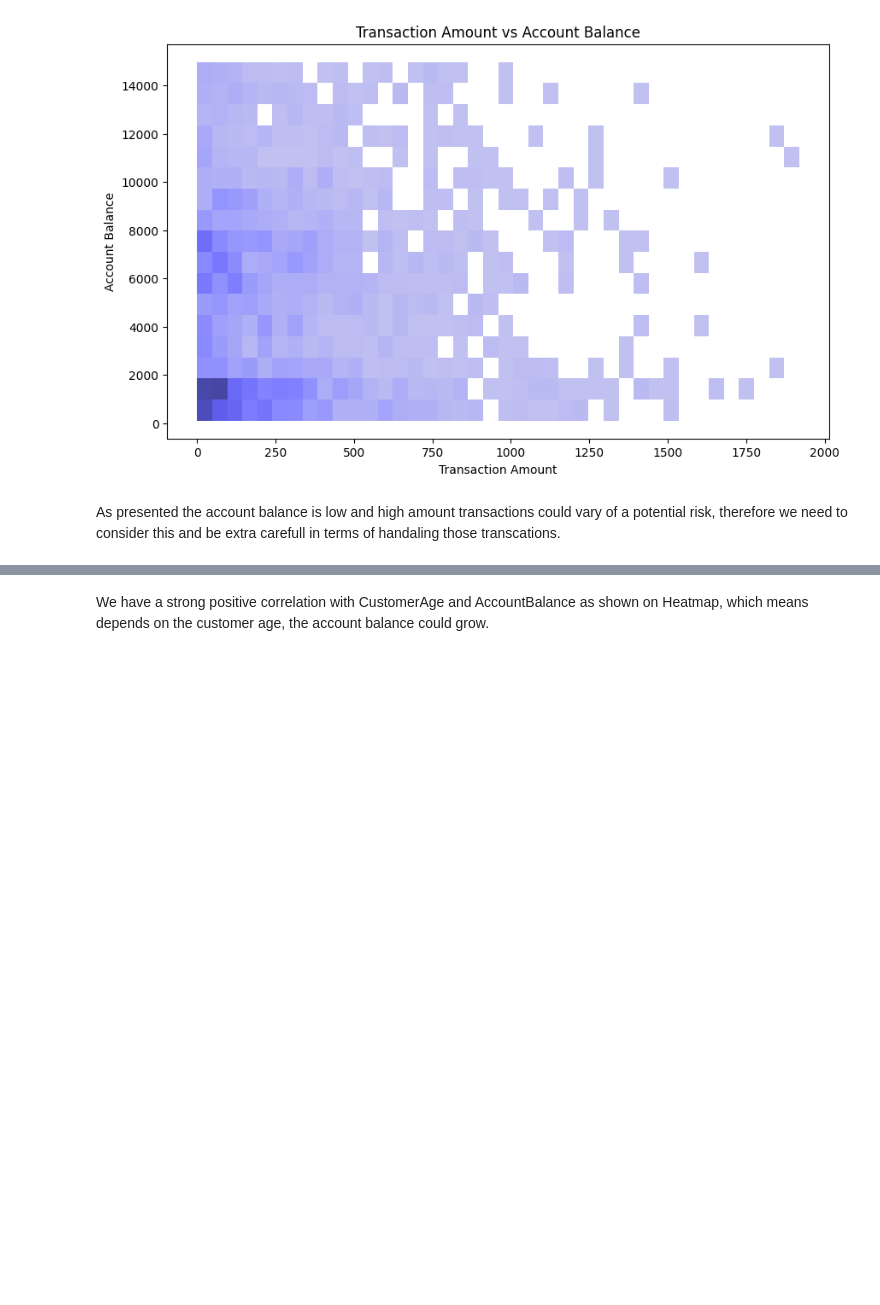
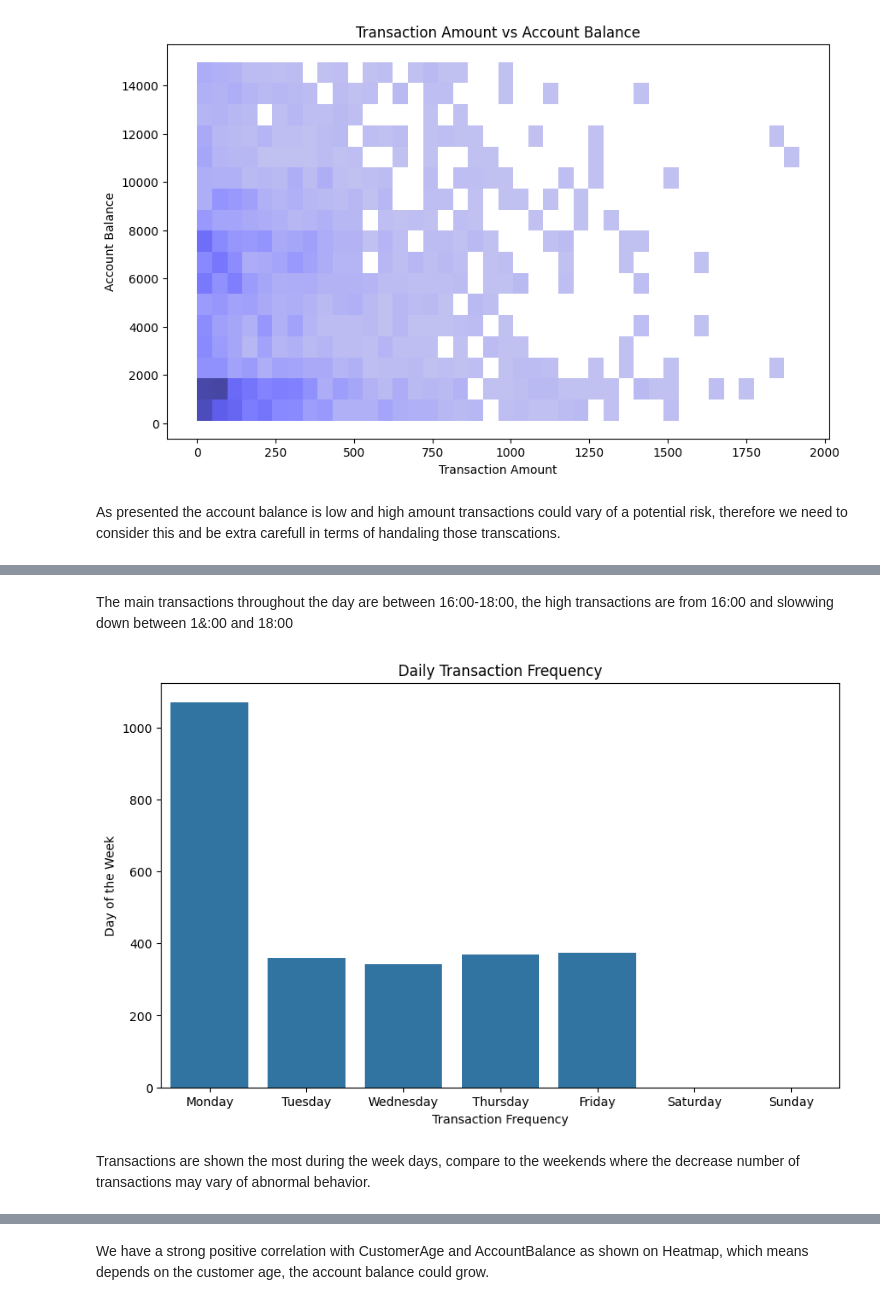
Before and after one commit to petar-Atanasov/Applied-Data-Science-and-AI-Workflow, a Jupyter notebook: CST3133_CourseWork_A.ipynb, the cells around one changed output, grey strips where cells are left out. Saved outputs shown, nothing was run; the diff lists cells and outputs as text; code cells hidden in the pictures; blank space fills up the shorter version.

```diff
--- a/CST3133_CourseWork_A.ipynb
+++ b/CST3133_CourseWork_A.ipynb
@@ -234 +260,14 @@ Identify and comment on trends, patterns, and potential biases in the data.
+# %% [markdown]
+The main transactions throughout the day are between 16:00-18:00, the high transactions are from 16:00 and slowwing down between 1&:00 and 18:00
+# %%
+plt.figure(figsize=(10,6))
+sns.countplot(data = dataset, x='TransactionDateWeek', order=['Monday','Tuesday','Wednesday', 'Thursday', 'Friday', 'Saturday', 'Sunday'])
+plt.title('Daily Transaction Frequency')
+plt.xlabel('Transaction Frequency')
+plt.ylabel('Day of the Week')
+plt.show()
+# %% [output]
+[figure, added]
+# %% [markdown]
+Transactions are shown the most during the week days, compare to the weekends where the decrease number of transactions may vary of abnormal behavior.
 # %%
```
Also changed, not shown: parts of 8 cells of this notebook.
